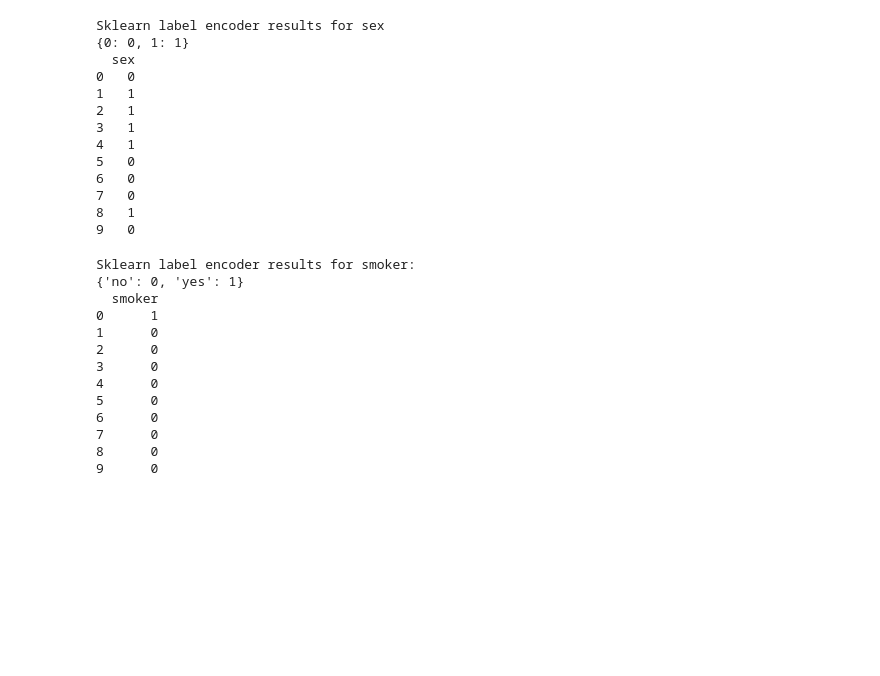
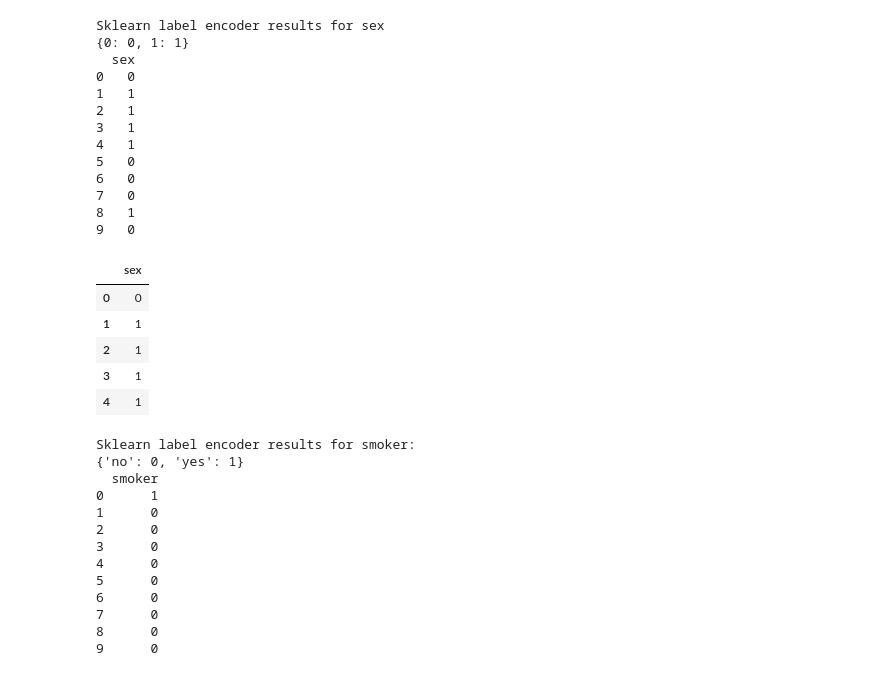
Before and after one commit to roblivesinottawa/insurance-predictive-analysis, a Jupyter notebook: jup_files/insurance.ipynb, the cells around one changed output. Cells and saved outputs as stored; diff of their text form; code cells hidden in the pictures; blank space fills up the shorter version.

```diff
--- a/jup_files/insurance.ipynb
+++ b/jup_files/insurance.ipynb
@@ -182,6 +182,15 @@ Sklearn label encoder results for sex
 7   0
 8   1
 9   0
+# %%
+sex.head(5)
+# %% [output]
+|  | sex |
+| 0 | 0 |
+| 1 | 1 |
+| 2 | 1 |
+| 3 | 1 |
+| 4 | 1 |
 # %%
 # le for smoker
 le = LabelEncoder()
```
Also changed, not shown: parts of 10 cells of this notebook, 6 other files.
